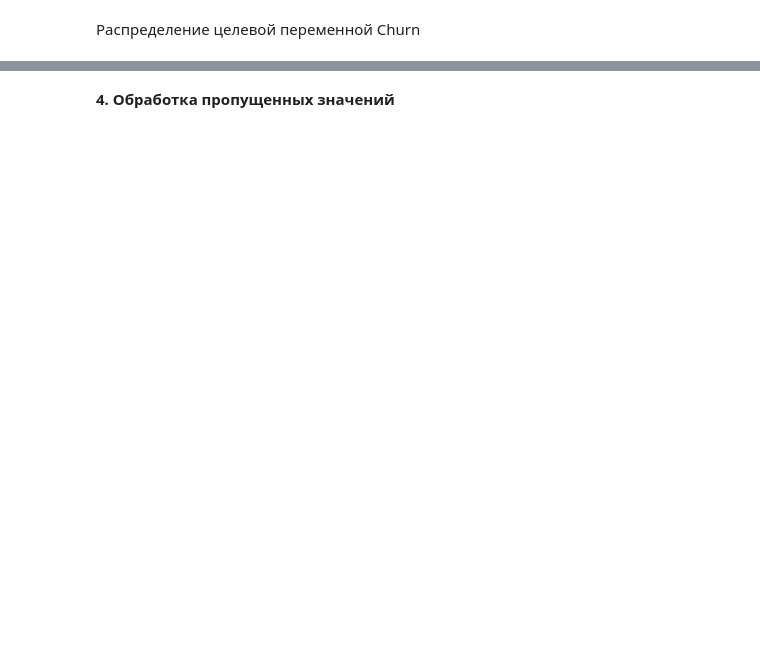
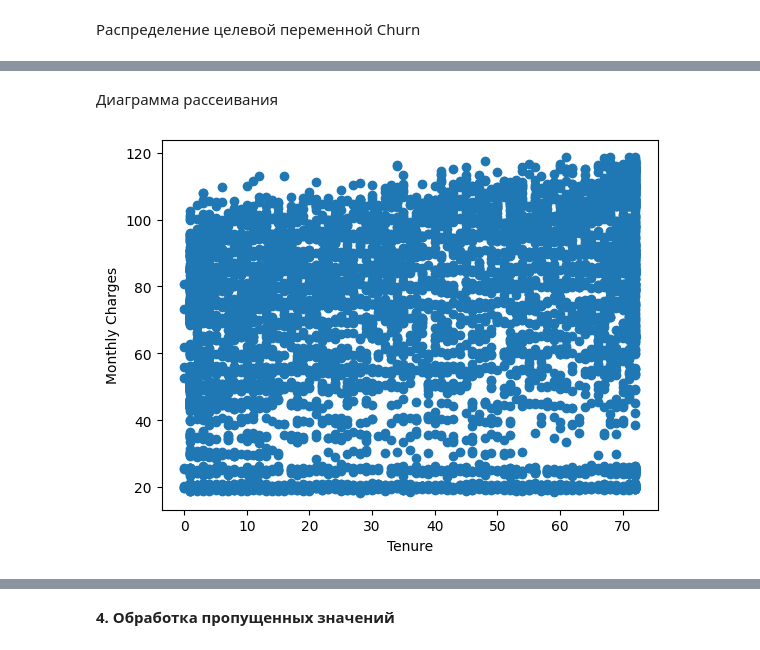
Before and after one commit to ilya-agafonov/machine-learning, a Jupyter notebook: Telco Customer Churn/Untitled0.ipynb, the cells around one changed output, grey strips where cells are left out. Cells and saved outputs as stored; diff of their text form; code cells hidden in the pictures; blank space fills up the shorter version.

```diff
--- a/Telco Customer Churn/Untitled0.ipynb
+++ b/Telco Customer Churn/Untitled0.ipynb
@@ -132,0 +116,12 @@ plt.show()
+# %% [markdown]
+Диаграмма рассеивания
+# %%
+data_plot = data_raw.copy()
+data_plot['TotalCharges'] = pd.to_numeric(data_plot['TotalCharges'], errors='coerce')
+
+plt.scatter(data_plot['tenure'], data_plot['MonthlyCharges'])
+plt.xlabel('Tenure')
+plt.ylabel('Monthly Charges')
+pass
+# %% [output]
+[figure, added]
```
Also changed, not shown: parts of 43 cells of this notebook.
